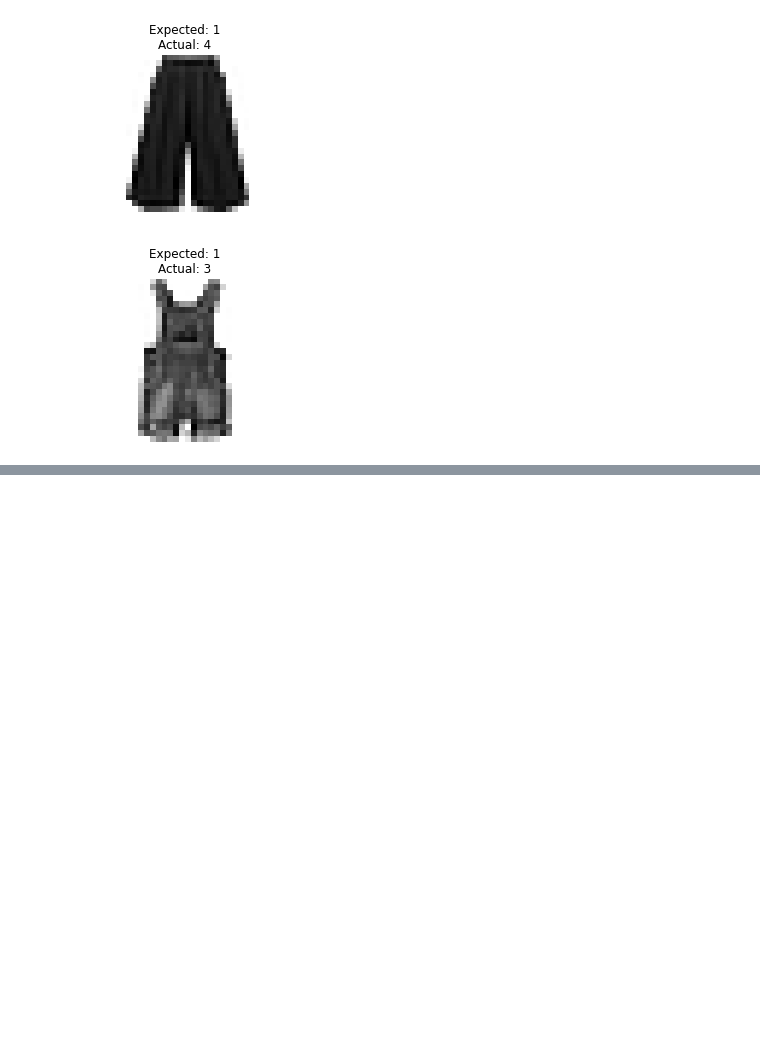
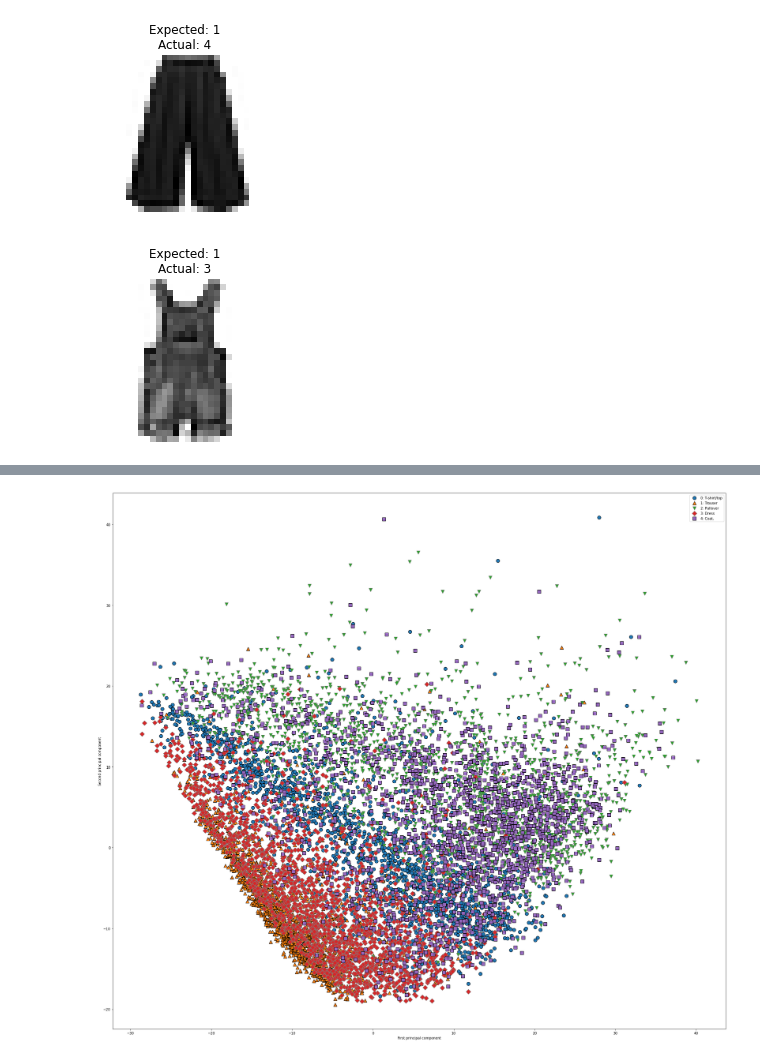
Before and after one commit to jasonmrimer/cse590-machine-learning, a Jupyter notebook: homework4/comparison.ipynb, the cells around one changed output, grey strips where cells are left out. Saved outputs shown, nothing was run; the diff lists cells and outputs as text; code cells hidden in the pictures; blank space fills up the shorter version.

```diff
--- a/homework4/comparison.ipynb
+++ b/homework4/comparison.ipynb
@@ -362,0 +455,4 @@ for item in c1_hard_mlp:
+# %%
+display_preprocessed_2d(preprocess_data(X_train_standard))
+# %% [output]
+[figure, added]
```
Also changed, not shown: parts of 20 cells of this notebook, 1 other file.
